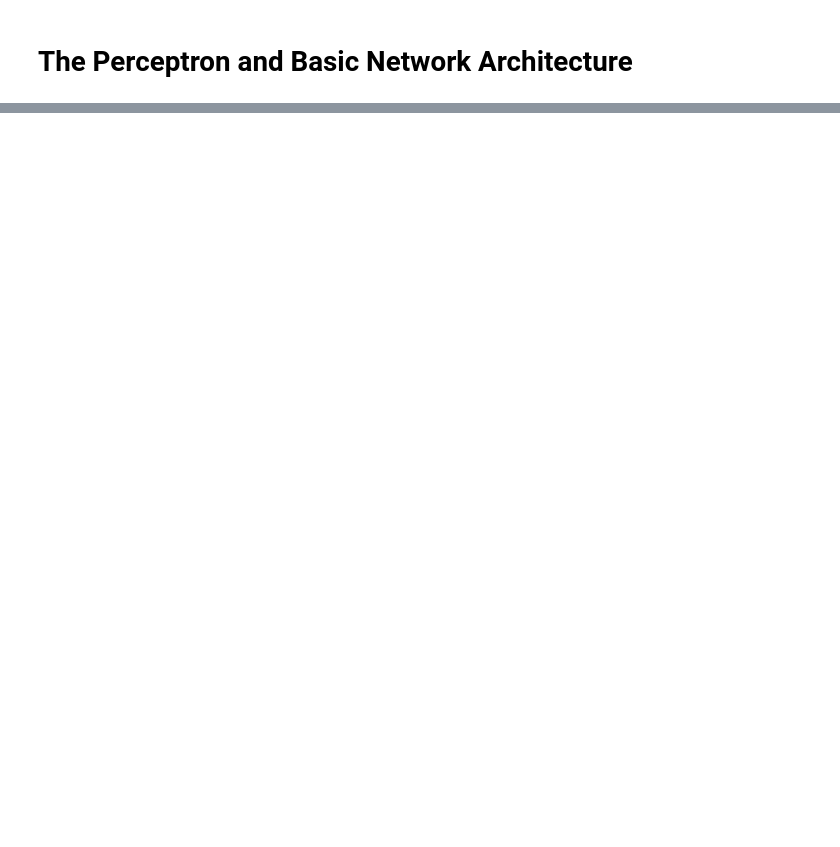
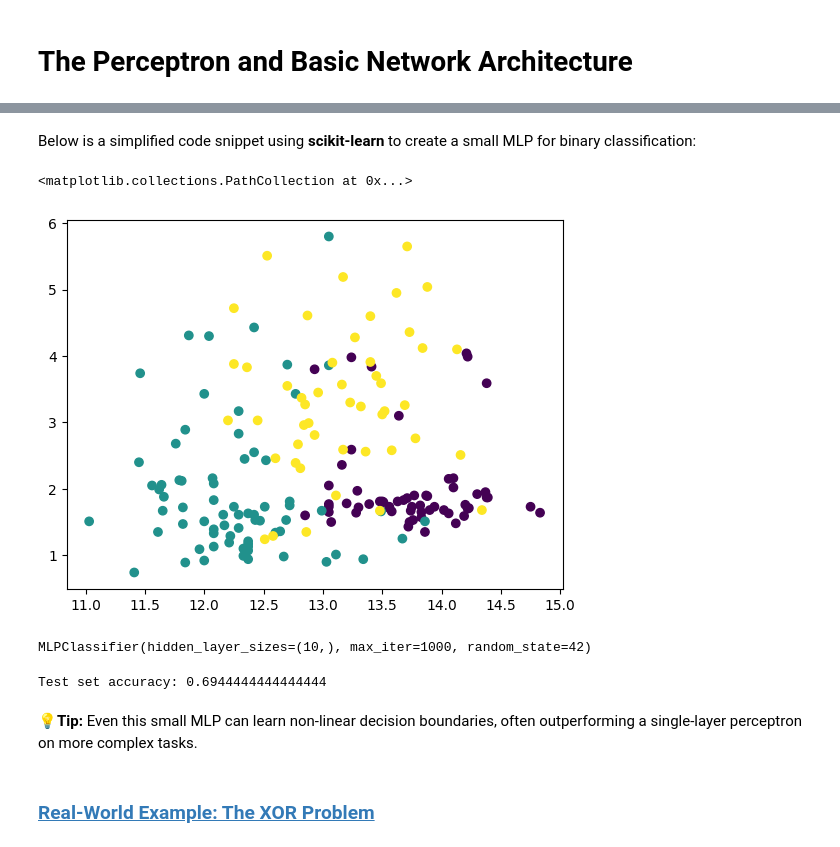
Before and after one commit to pytopia/Machine-Learning, a Jupyter notebook: Lectures/10 Neural Networks and Deep Learning/02 The Perceptron and Basic Network Architecture.ipynb, the cells around one changed output, grey strips where cells are left out. Drawn from its saved outputs; the diff is of its cells as text; code cells hidden in the pictures; blank space fills up the shorter version.

```diff
--- a/Lectures/10 Neural Networks and Deep Learning/02 The Perceptron and Basic Network Architecture.ipynb
+++ b/Lectures/10 Neural Networks and Deep Learning/02 The Perceptron and Basic Network Architecture.ipynb
@@ -40,0 +188,2 @@ In essence, the perceptron proved that machines could *learn from examples*, mak
+# %% [markdown]
+Below is a simplified code snippet using **scikit-learn** to create a small MLP for binary classification:
@@ -40,0 +195,6 @@ In essence, the perceptron proved that machines could *learn from examples*, mak
+# %%
+X, y = load_wine(return_X_y=True)
+plt.scatter(X[:, 0], X[:, 1], c=y, cmap='viridis')
+# %% [output]
+<matplotlib.collections.PathCollection at 0x...>
+[figure, added]
@@ -40,0 +204,16 @@ In essence, the perceptron proved that machines could *learn from examples*, mak
+# %%
+# Create an MLP with a single hidden layer of 10 neurons
+mlp = MLPClassifier(hidden_layer_sizes=(10,), activation='relu', max_iter=1000, random_state=42)
+mlp.fit(X_train, y_train)
+# %% [output]
+MLPClassifier(hidden_layer_sizes=(10,), max_iter=1000, random_state=42)
+# %%
+# Evaluate on the test set
+accuracy = mlp.score(X_test, y_test)
+print("Test set accuracy:", accuracy)
+# %% [output]
+Test set accuracy: 0.6944444444444444
+# %% [markdown]
+💡**Tip:** Even this small MLP can learn non-linear decision boundaries, often outperforming a single-layer perceptron on more complex tasks.
+# %% [markdown]
+### <a id='toc2_4_'></a>[Real-World Example: The XOR Problem](#toc0_)
```
Also changed, not shown: parts of 84 cells of this notebook, 10 other files.
